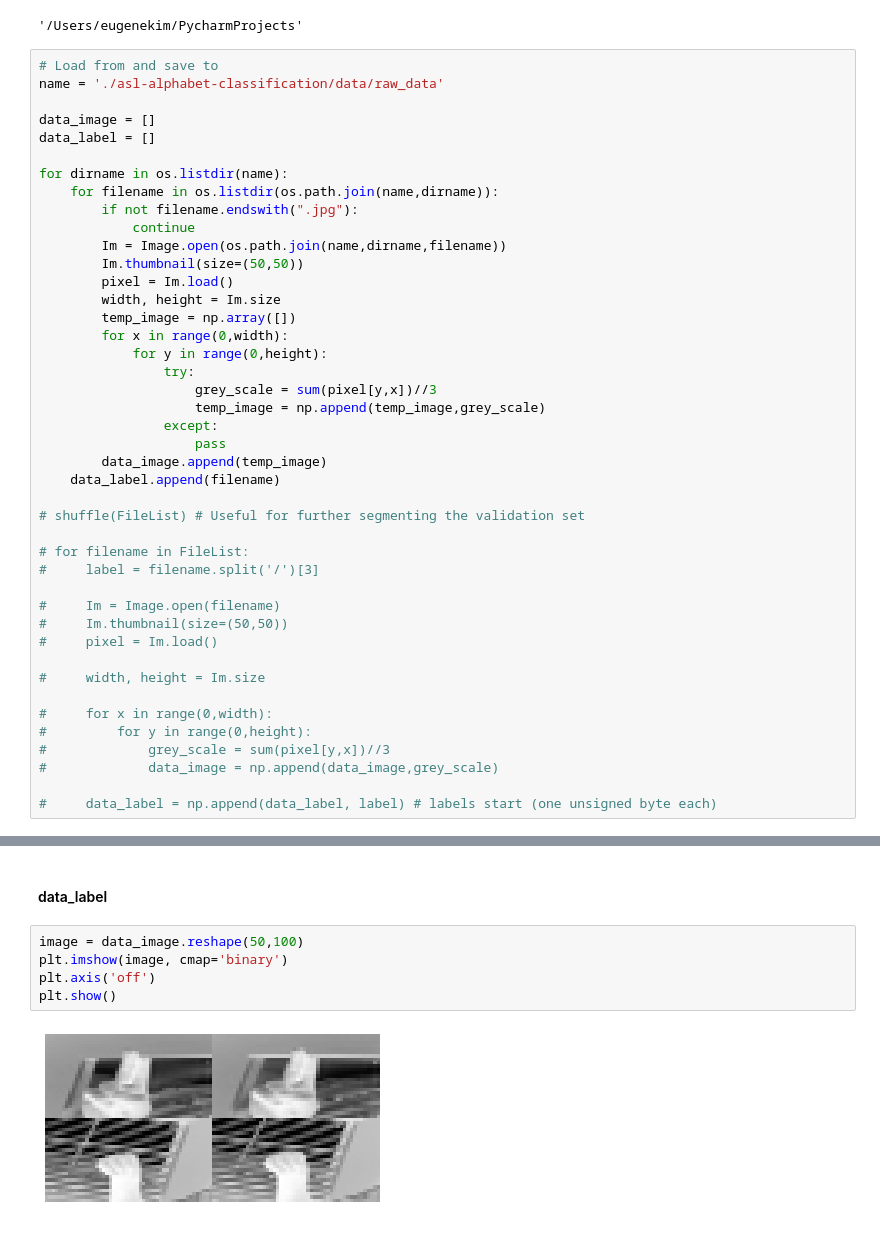
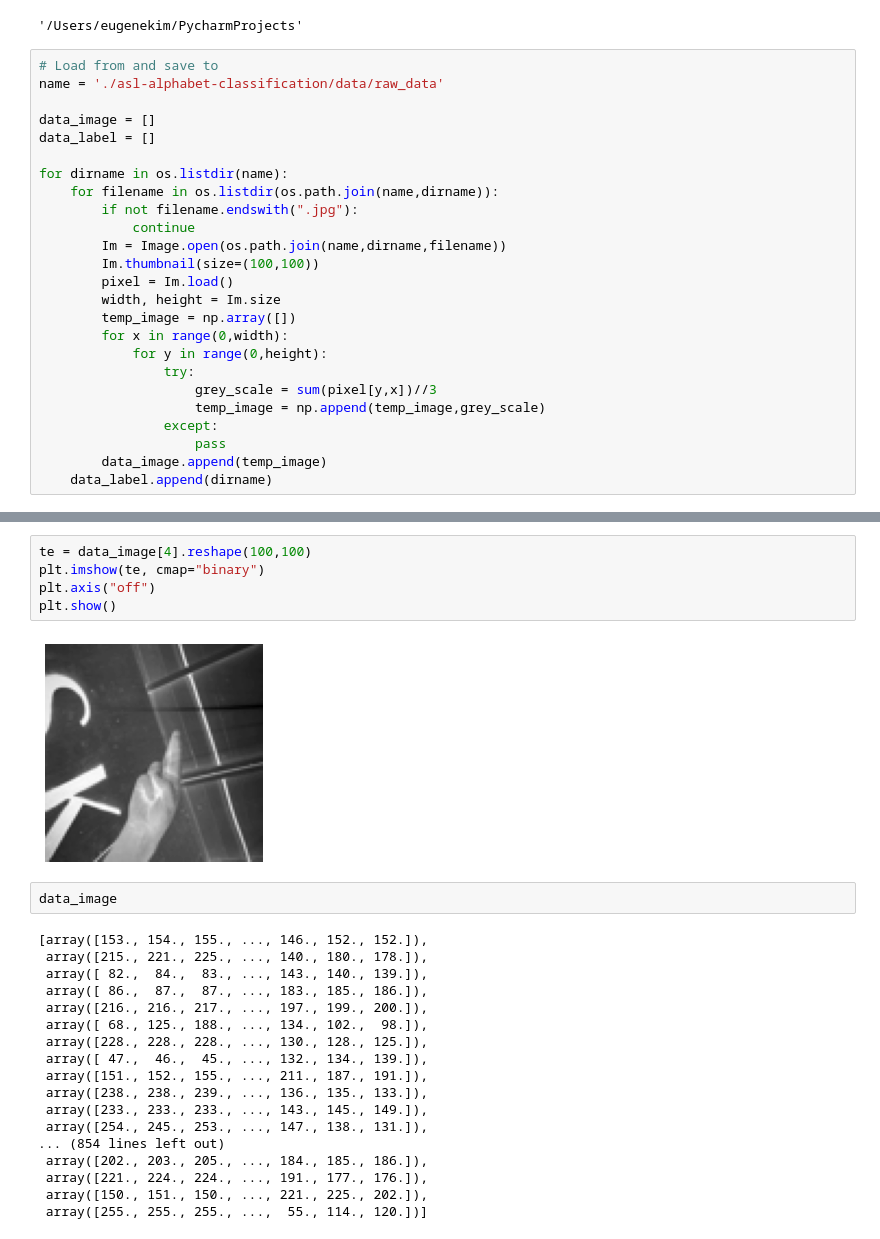
Before and after one commit to eugenekim3107/asl-alphabet-image-classifier, a Jupyter notebook: asl_alphabet_data_exploration.ipynb, the cells around one changed output, grey strips where cells are left out. Cells and saved outputs as stored; diff of their text form.

```diff
--- a/asl_alphabet_data_exploration.ipynb
+++ b/asl_alphabet_data_exploration.ipynb
@@ -31,7 +32,7 @@ for dirname in os.listdir(name):
         if not filename.endswith(".jpg"):
             continue
         Im = Image.open(os.path.join(name,dirname,filename))
-        Im.thumbnail(size=(50,50))
+        Im.thumbnail(size=(100,100))
         pixel = Im.load()
         width, height = Im.size
         temp_image = np.array([])
@@ -43,22 +44,4 @@ for dirname in os.listdir(name):
                 except:
                     pass
         data_image.append(temp_image)
-    data_label.append(filename)
-
-# shuffle(FileList) # Useful for further segmenting the validation set
-
-# for filename in FileList:
-#     label = filename.split('/')[3]
-
-#     Im = Image.open(filename)
-#     Im.thumbnail(size=(50,50))
-#     pixel = Im.load()
-
-#     width, height = Im.size
-
-#     for x in range(0,width):
-#         for y in range(0,height):
-#             grey_scale = sum(pixel[y,x])//3
-#             data_image = np.append(data_image,grey_scale)
-
-#     data_label = np.append(data_label, label) # labels start (one unsigned byte each)
+    data_label.append(dirname)
@@ -71,9 +48,27 @@ AttributeError: 'Series' object has no attribute 'reshape'
-# %% [markdown]
-#### data_label
 # %%
-image = data_image.reshape(50,100)
-plt.imshow(image, cmap='binary')
-plt.axis('off')
+te = data_image[4].reshape(100,100)
+plt.imshow(te, cmap="binary")
+plt.axis("off")
 plt.show()
 # %% [output]
-[figure, old version]
+[figure, new version]
+# %%
+data_image
+# %% [output]
+[array([153., 154., 155., ..., 146., 152., 152.]),
+ array([215., 221., 225., ..., 140., 180., 178.]),
+ array([ 82.,  84.,  83., ..., 143., 140., 139.]),
+ array([ 86.,  87.,  87., ..., 183., 185., 186.]),
+ array([216., 216., 217., ..., 197., 199., 200.]),
+ array([ 68., 125., 188., ..., 134., 102.,  98.]),
+ array([228., 228., 228., ..., 130., 128., 125.]),
+ array([ 47.,  46.,  45., ..., 132., 134., 139.]),
+ array([151., 152., 155., ..., 211., 187., 191.]),
+ array([238., 238., 239., ..., 136., 135., 133.]),
+ array([233., 233., 233., ..., 143., 145., 149.]),
+ array([254., 245., 253., ..., 147., 138., 131.]),
+... (854 lines left out)
+ array([202., 203., 205., ..., 184., 185., 186.]),
+ array([221., 224., 224., ..., 191., 177., 176.]),
+ array([150., 151., 150., ..., 221., 225., 202.]),
+ array([255., 255., 255., ...,  55., 114., 120.])]
```
Also changed, not shown: parts of 6 cells of this notebook.
